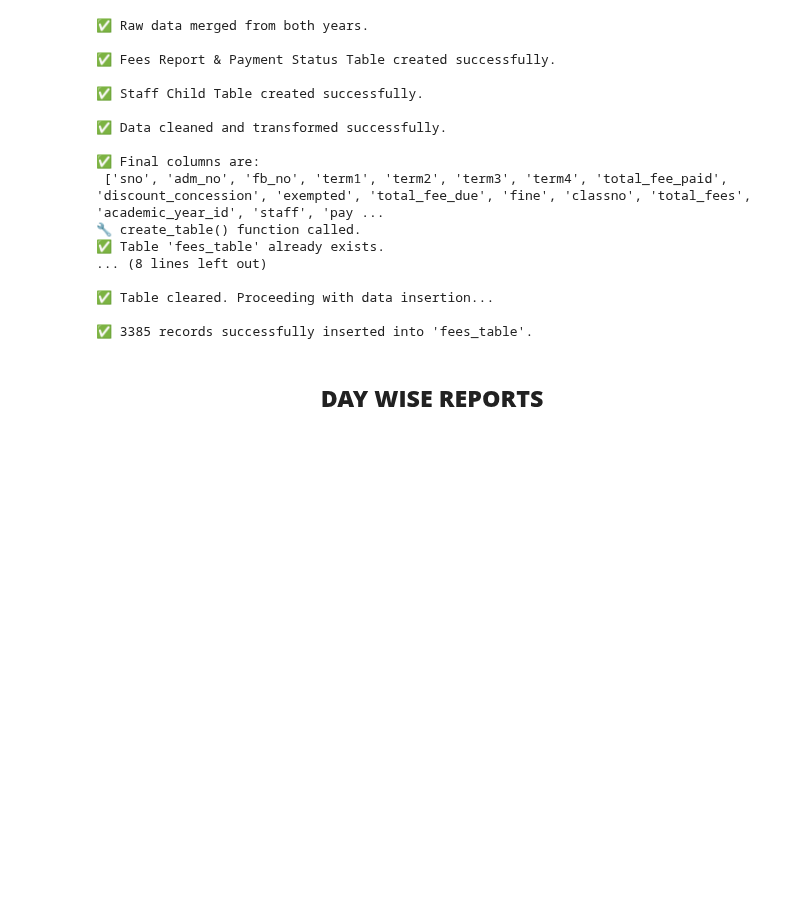
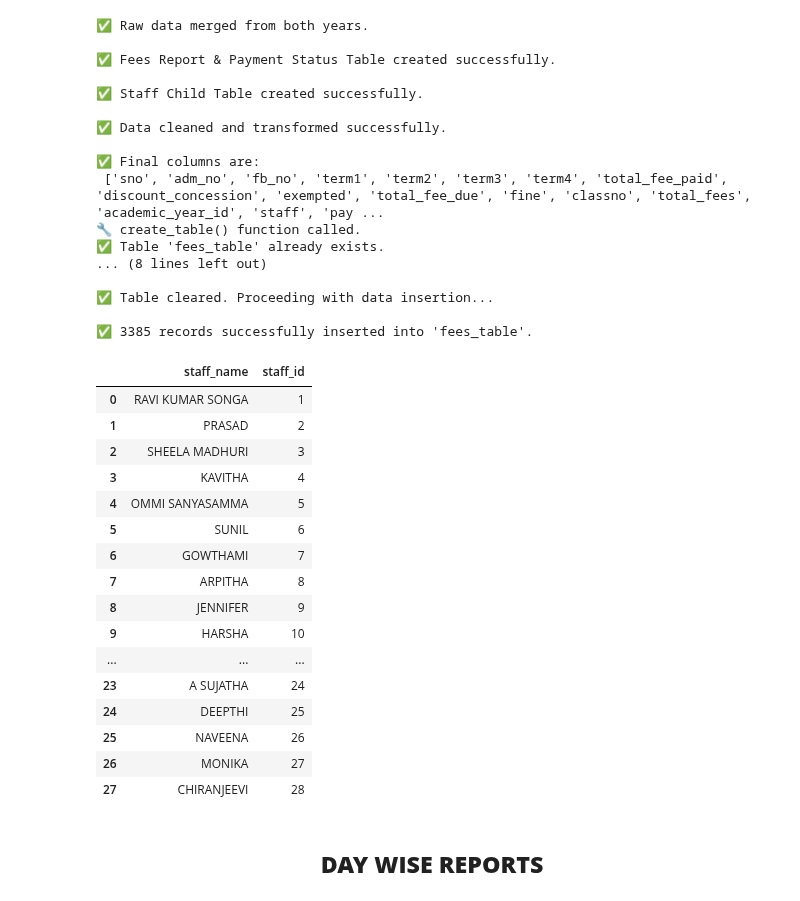
Before and after one commit to harikiran-dev-schooldb/kotak-salesian-school-dbms, a Jupyter notebook: source_code/KOTAK_DB.ipynb, the cells around one changed output. Cells and saved outputs as stored; diff of their text form; code cells hidden in the pictures; blank space fills up the shorter version.

```diff
--- a/source_code/KOTAK_DB.ipynb
+++ b/source_code/KOTAK_DB.ipynb
@@ -665,6 +665,27 @@ if __name__ == "__main__":
 ✅ Table cleared. Proceeding with data insertion...
 
 ✅ 3385 records successfully inserted into 'fees_table'.
+# %%
+staff_child_df = pd.read_csv(r"D:\GITHUB\kotak-school-dbms\output_data\staff_child_table.csv")
+staff_child_df
+# %% [output]
+|  | staff_name | staff_id |
+| 0 | RAVI KUMAR SONGA | 1 |
+| 1 | PRASAD | 2 |
+| 2 | SHEELA MADHURI | 3 |
+| 3 | KAVITHA | 4 |
+| 4 | OMMI SANYASAMMA | 5 |
+| 5 | SUNIL | 6 |
+| 6 | GOWTHAMI | 7 |
+| 7 | ARPITHA | 8 |
+| 8 | JENNIFER | 9 |
+| 9 | HARSHA | 10 |
+| ... | ... | ... |
+| 23 | A SUJATHA | 24 |
+| 24 | DEEPTHI | 25 |
+| 25 | NAVEENA | 26 |
+| 26 | MONIKA | 27 |
+| 27 | CHIRANJEEVI | 28 |
 # %% [markdown]
 <h2 align="center"><b>DAY WISE REPORTS</b></h2>
 # %% [markdown]
```
Also changed, not shown: parts of 19 cells of this notebook, 12 other files.
